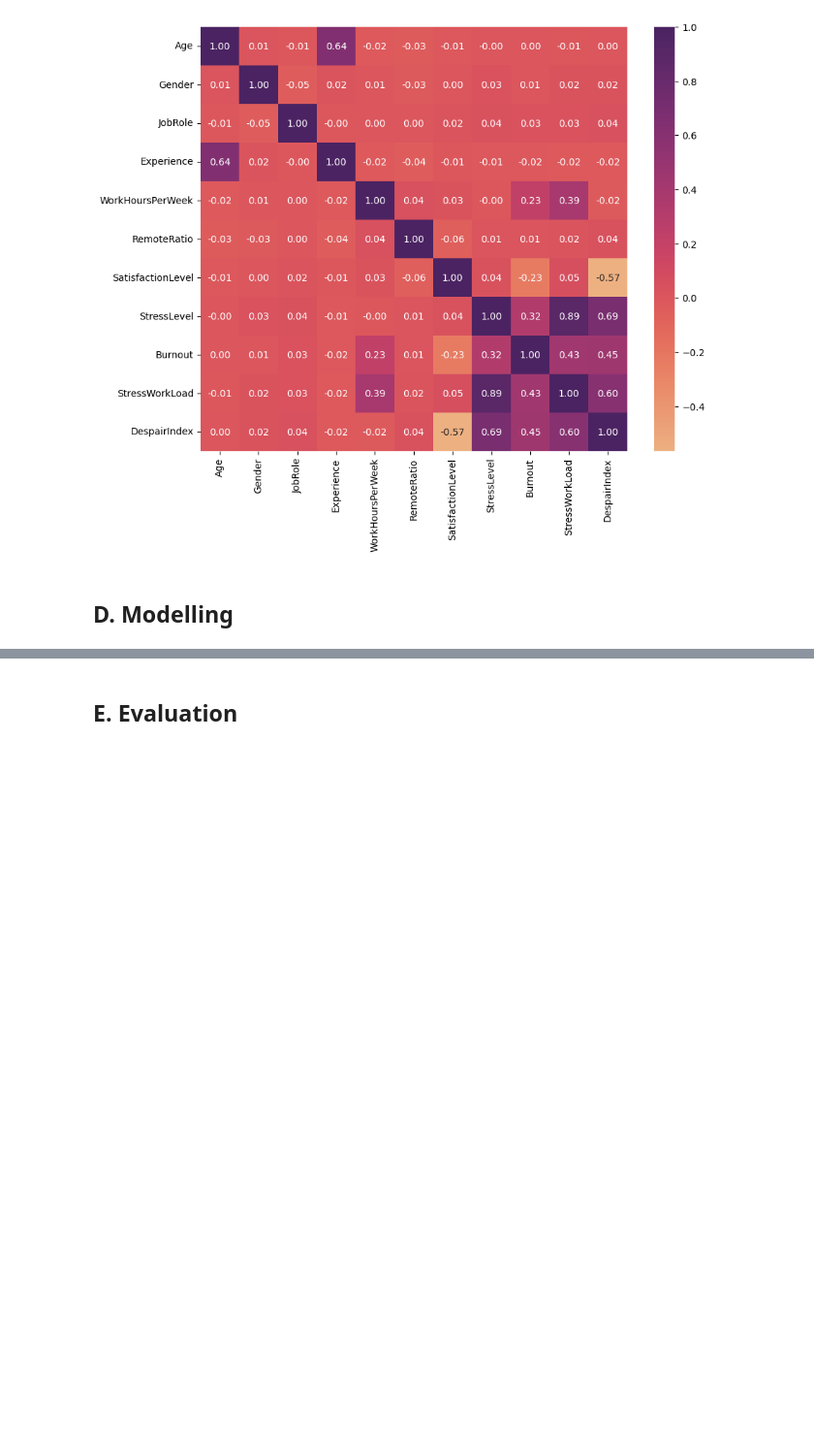
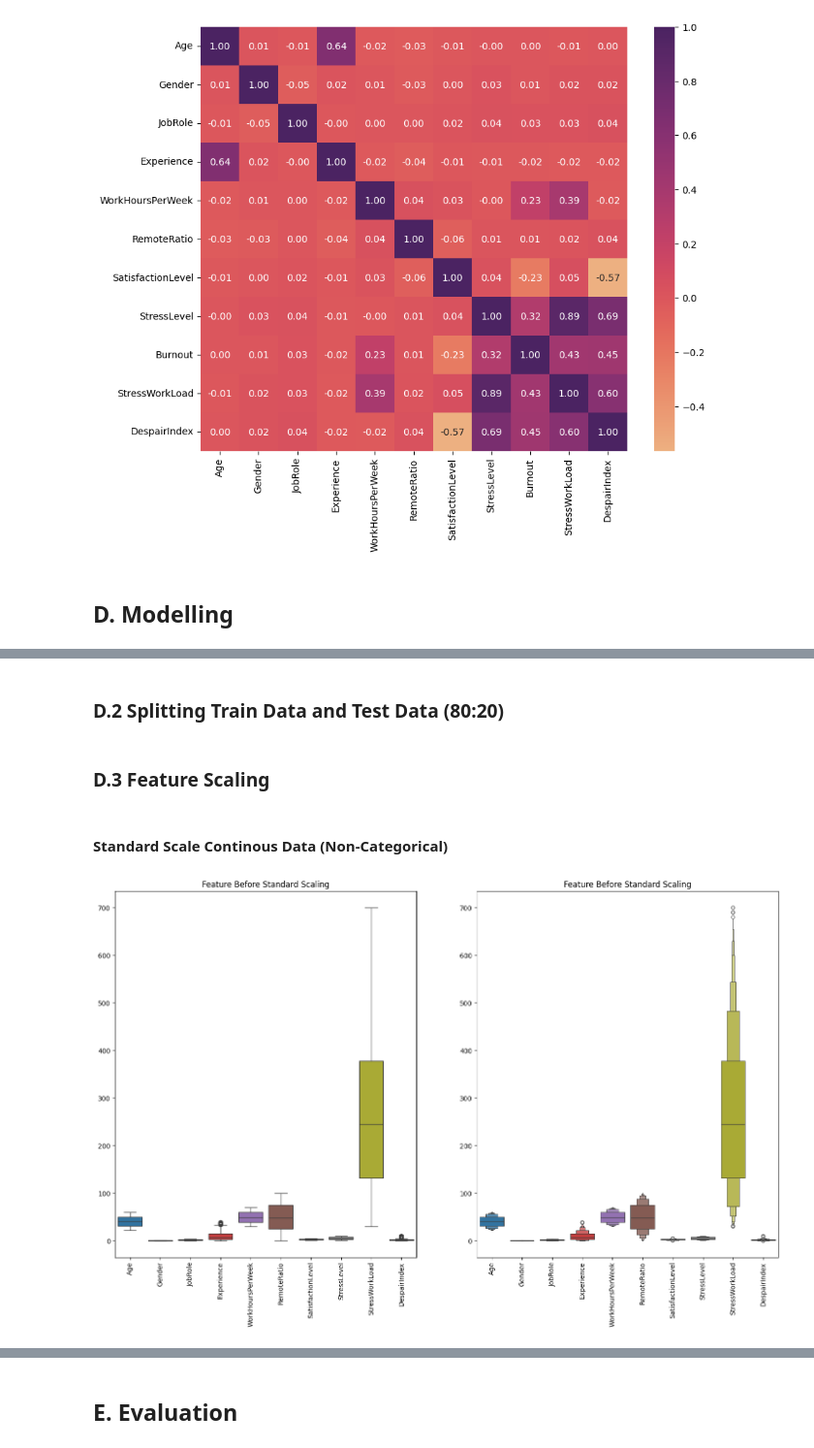
Before and after one commit to HablSank/1Day-1Dataset_MachineLearningProject, a Jupyter notebook: Day-16/Support Vector Machine (HR Burnout)/synthetic_employee_burnout.ipynb, the cells around one changed output, grey strips where cells are left out. Shown at 97% size. Cells and saved outputs as stored; diff of their text form; code cells hidden in the pictures; blank space fills up the shorter version.

```diff
--- a/Day-16/Support Vector Machine (HR Burnout)/synthetic_employee_burnout.ipynb
+++ b/Day-16/Support Vector Machine (HR Burnout)/synthetic_employee_burnout.ipynb
@@ -289,0 +292,46 @@ plt.show()
+# %%
+X_data = df_clean.drop(columns=['Burnout'])
+y_data = df_clean['Burnout']
+# %% [markdown]
+### D.2 Splitting Train Data and Test Data (80:20)
+# %%
+def stratified_split(x_data, y_data, train_size = 0.8, random_state = 42):
+    np.random.seed(random_state)
+
+    x_train_list, x_test_list = [], []
+    y_train_list, y_test_list = [], []
+
+    for class_value in np.unique(y_data):
+        class_idx = np.where(y_data == class_value)[0]
+
+        idx = np.random.permutation(class_idx)
+        split_ratio = int(len(idx) * train_size)
+
+        x_train_list.append(x_data.iloc[idx[:split_ratio]])
+        x_test_list.append(x_data.iloc[idx[split_ratio:]])
+        y_train_list.append(y_data.iloc[idx[:split_ratio]])
+        y_test_list.append(y_data.iloc[idx[split_ratio:]])
+
+    x_train = pd.concat(x_train_list).reset_index(drop = True)
+    x_test = pd.concat(x_test_list).reset_index(drop = True)
+    y_train = pd.concat(y_train_list).reset_index(drop = True)
+    y_test = pd.concat(y_test_list).reset_index(drop = True)
+
+    return x_train, x_test, y_train, y_test
+X_train, X_test, y_train, y_test = stratified_split(X_data, y_data)
+# %% [markdown]
+### D.3 Feature Scaling
+# %% [markdown]
+#### Standard Scale Continous Data (Non-Categorical)
+# %%
+fig, axes = plt.subplots(1, 2, figsize=(18, 10))
+
+sns.boxplot(X_train, ax=axes[0])
+axes[0].set_title("Feature Before Standard Scaling")
+axes[0].tick_params(axis='x', rotation=90)
+
+sns.boxenplot(X_train, ax=axes[1])
+axes[1].set_title("Feature Before Standard Scaling")
+axes[1].tick_params(axis='x', rotation=90)
+# %% [output]
+[figure, added]
```
Also changed, not shown: parts of 9 cells of this notebook.
